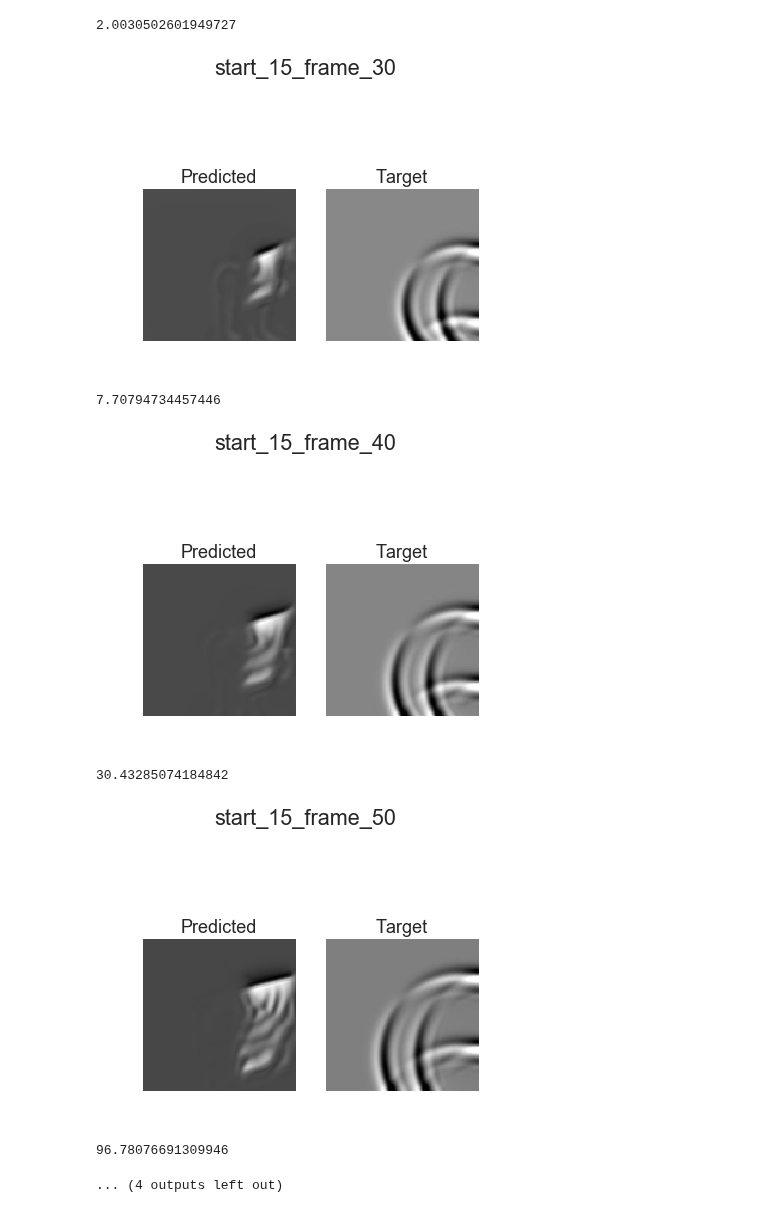
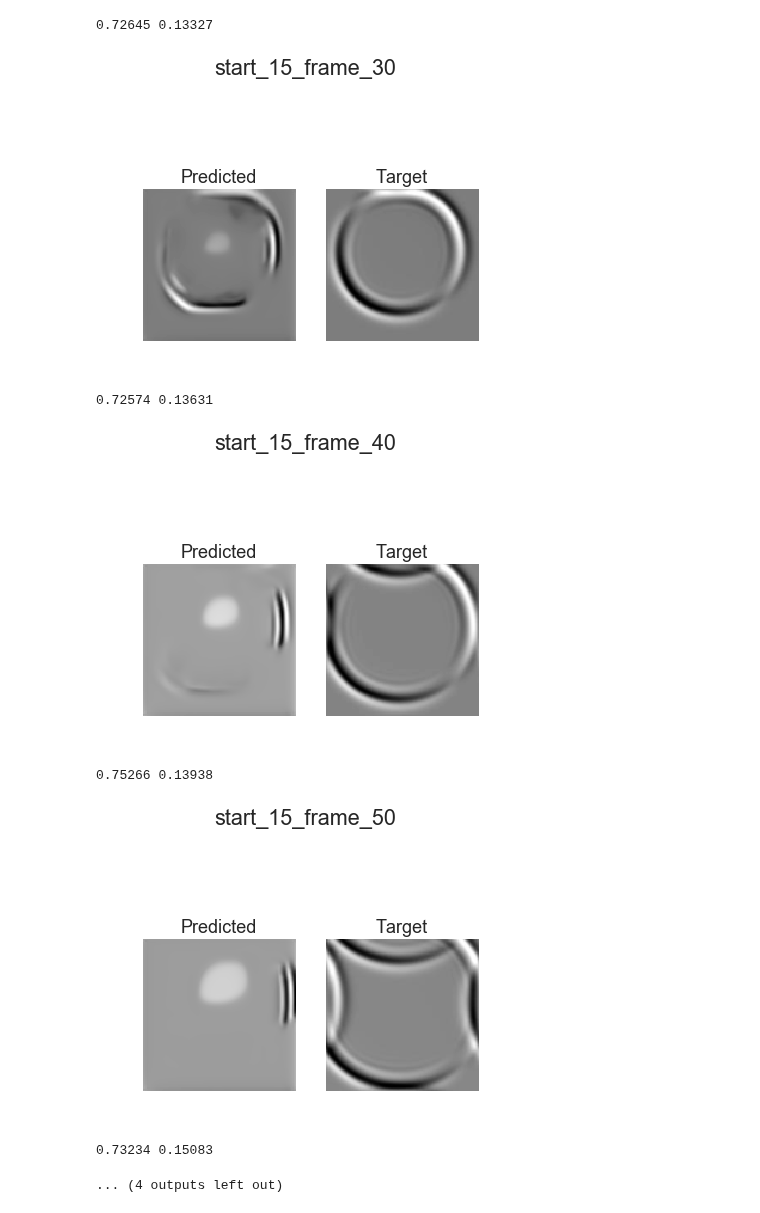
Before and after one commit to stathius/wave_propagation, a Jupyter notebook: notebooks/Debug Evaluation.ipynb, the cells around one changed output. Saved outputs shown, nothing was run; the diff lists cells and outputs as text; code cells hidden in the pictures.

```diff
--- a/notebooks/Debug Evaluation.ipynb
+++ b/notebooks/Debug Evaluation.ipynb
@@ -3,7 +3,7 @@ class argsclass():
     pass
 args = argsclass()
 
-args.experiment_name='ResNet_batch_16_samples_5_in_5_out_1_lr_0.001_2'
+args.experiment_name='ResNet_batch_16_samples_5_in_5_out_1_lr_0.001'
 args.normalizer_type='normal'
 args.test_starting_point=15
 args.show_plots=True
@@ -15,6 +15,7 @@ import math
 import seaborn as sns
 from utils.plotting import imshow
 from utils.experiment_evaluator import get_test_predictions_pairs, save_sequence_plots
+from utils.helper_functions import normalize_image
 
 def show_prediction_plot(title, predicted, target, normalize):
     # -1 means print last frame
@@ -30,6 +31,11 @@ def show_prediction_plot(title, predicted, target, normalize):
     fig.suptitle(title)
     plt.show()
     plt.close()
+
+def prepro(image, normalizer):
+    image = normalize_image(image, normalizer)
+    image = np.clip(image, 0, 1)
+    return image
 # %%
 import sys
 sys.path.append('..')
@@ -78,8 +84,10 @@ output_frames, target_frames = get_test_predictions_pairs(model, batch_images, s
 num_real_total_frames = output_frames.size(1)
 for frame_index in range(0, num_real_total_frames, 10):
     title = 'start_%02d_frame_%02d' % (starting_point, frame_index)
-    output = output_frames[0, frame_index, :, :].cpu().numpy()
-    target = target_frames[0, frame_index, :, :].cpu().numpy()
+    output = prepro(output_frames[0, frame_index, :, :].cpu().numpy(), experiment.normalizer)
+    target = prepro(target_frames[0, frame_index, :, :].cpu().numpy(), experiment.normalizer)
     show_prediction_plot(title, output, target, normalizer)
-    print(np.sqrt(measure.compare_mse(output, target)))
+    ssim = measure.compare_ssim(output, target, multichannel=False, gaussian_weights=True)
+    rmse = np.sqrt(measure.compare_mse(output, target))
+    print('%.5f %.5f' % (ssim, rmse))
 # %% [output]
@@ -91,8 +99,8 @@ for frame_index in range(0, num_real_total_frames, 10):
-2.0030502601949727
+0.72645 0.13327
-[figure, old version]
+[figure, new version]
-7.70794734457446
+0.72574 0.13631
-[figure, old version]
+[figure, new version]
-30.43285074184842
+0.75266 0.13938
-[figure, old version]
+[figure, new version]
-96.78076691309946
+0.73234 0.15083
 ... (4 outputs left out)
```
Also changed, not shown: parts of 2 cells of this notebook.
